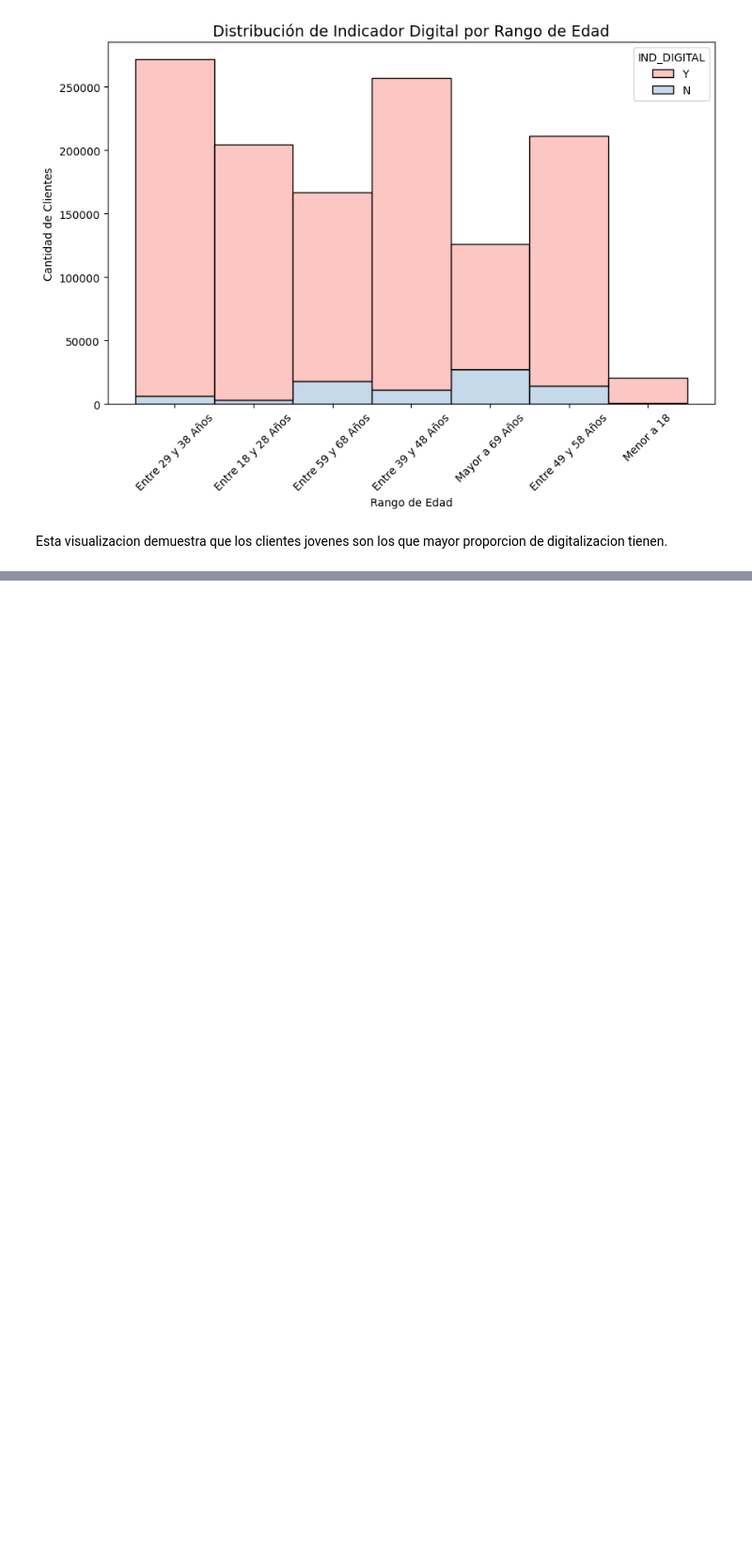
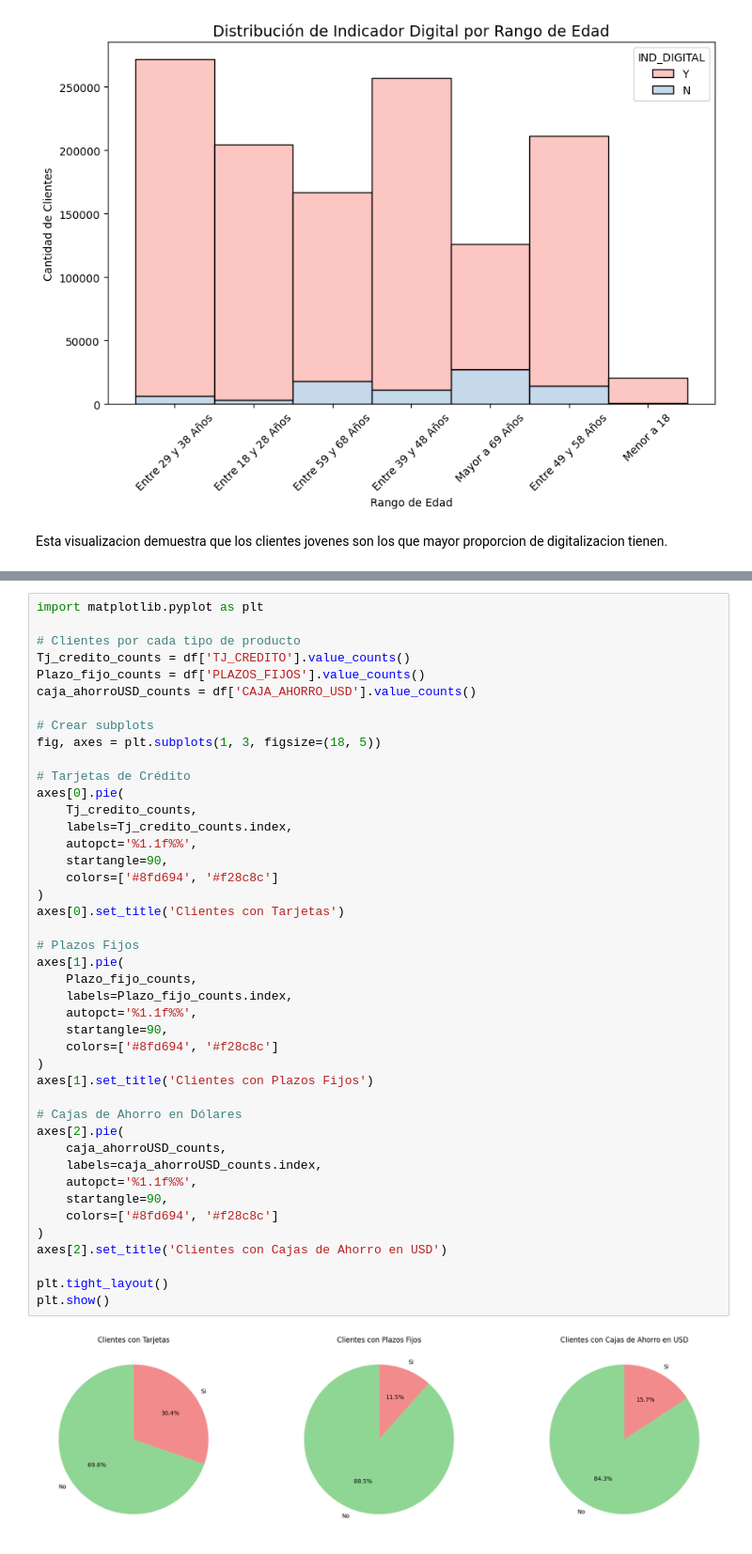
Before and after one commit to chiaravanin/CursoCoder, a Jupyter notebook: ProyectoDS_PArteIVANIN.ipynb, the cells around one changed output, grey strips where cells are left out. Shown at 94% size. Drawn from its saved outputs; the diff is of its cells as text; blank space fills up the shorter version.

```diff
--- a/ProyectoDS_PArteIVANIN.ipynb
+++ b/ProyectoDS_PArteIVANIN.ipynb
@@ -407,0 +451,45 @@ Esta visualizacion demuestra que los clientes jovenes son los que mayor proporci
+# %%
+import matplotlib.pyplot as plt
+
+# Clientes por cada tipo de producto
+Tj_credito_counts = df['TJ_CREDITO'].value_counts()
+Plazo_fijo_counts = df['PLAZOS_FIJOS'].value_counts()
+caja_ahorroUSD_counts = df['CAJA_AHORRO_USD'].value_counts()
+
+# Crear subplots
+fig, axes = plt.subplots(1, 3, figsize=(18, 5))
+
+# Tarjetas de Crédito
+axes[0].pie(
+    Tj_credito_counts,
+    labels=Tj_credito_counts.index,
+    autopct='%1.1f%%',
+    startangle=90,
+    colors=['#8fd694', '#f28c8c']
+)
+axes[0].set_title('Clientes con Tarjetas')
+
+# Plazos Fijos
+axes[1].pie(
+    Plazo_fijo_counts,
+    labels=Plazo_fijo_counts.index,
+    autopct='%1.1f%%',
+    startangle=90,
+    colors=['#8fd694', '#f28c8c']
+)
+axes[1].set_title('Clientes con Plazos Fijos')
+
+# Cajas de Ahorro en Dólares
+axes[2].pie(
+    caja_ahorroUSD_counts,
+    labels=caja_ahorroUSD_counts.index,
+    autopct='%1.1f%%',
+    startangle=90,
+    colors=['#8fd694', '#f28c8c']
+)
+axes[2].set_title('Clientes con Cajas de Ahorro en USD')
+
+plt.tight_layout()
+plt.show()
+# %% [output]
+[figure, added]
```
Also changed, not shown: parts of 1 cell of this notebook.
